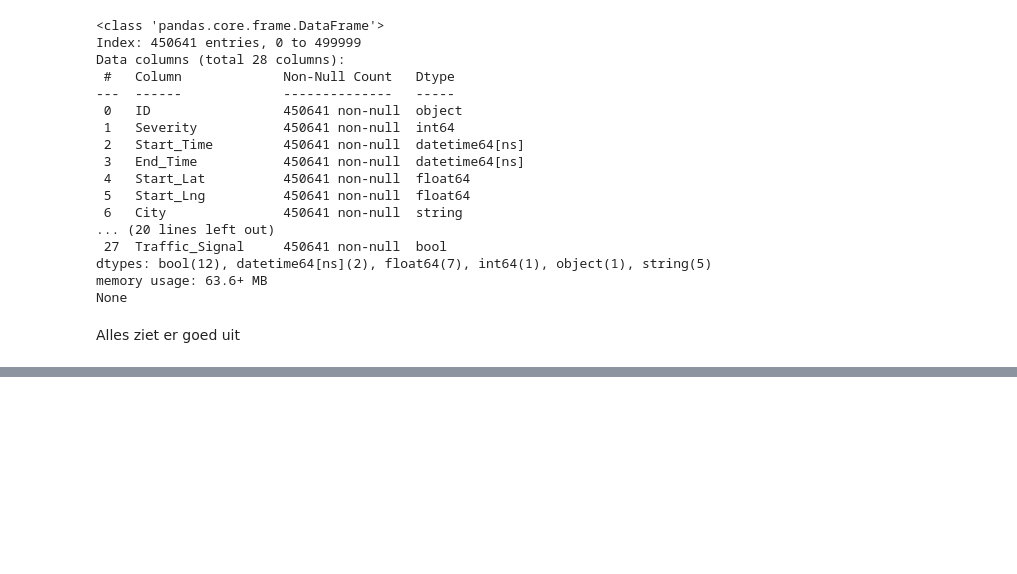
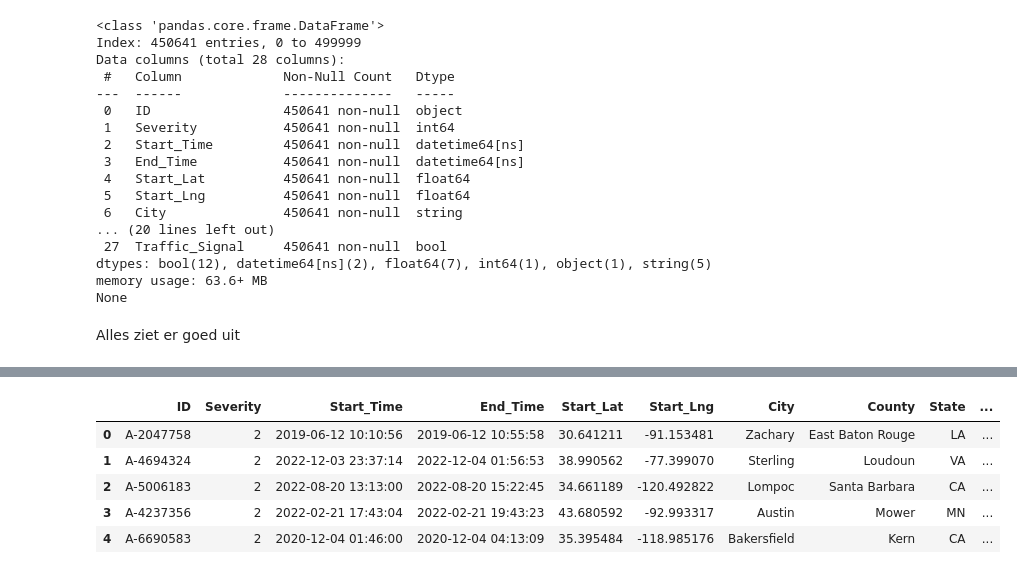
Before and after one commit to inalbekir/Portfolio, a Jupyter notebook: main.ipynb, the cells around one changed output, grey strips where cells are left out. Cells and saved outputs as stored; diff of their text form; code cells hidden in the pictures; blank space fills up the shorter version.

```diff
--- a/main.ipynb
+++ b/main.ipynb
@@ -315,0 +326,14 @@ Alles ziet er goed uit
+# %%
+# Nieuwe kolommen maken uit Start_Time
+df['Dag'] = df['Start_Time'].dt.day_name()
+df['Maand'] = df['Start_Time'].dt.month_name()
+
+# Controleren
+df.head()
+# %% [output]
+|  | ID | Severity | Start_Time | End_Time | Start_Lat | Start_Lng | City | County | State | ... |
+| 0 | A-2047758 | 2 | 2019-06-12 10:10:56 | 2019-06-12 10:55:58 | 30.641211 | -91.153481 | Zachary | East Baton Rouge | LA | ... |
+| 1 | A-4694324 | 2 | 2022-12-03 23:37:14 | 2022-12-04 01:56:53 | 38.990562 | -77.399070 | Sterling | Loudoun | VA | ... |
+| 2 | A-5006183 | 2 | 2022-08-20 13:13:00 | 2022-08-20 15:22:45 | 34.661189 | -120.492822 | Lompoc | Santa Barbara | CA | ... |
+| 3 | A-4237356 | 2 | 2022-02-21 17:43:04 | 2022-02-21 19:43:23 | 43.680592 | -92.993317 | Austin | Mower | MN | ... |
+| 4 | A-6690583 | 2 | 2020-12-04 01:46:00 | 2020-12-04 04:13:09 | 35.395484 | -118.985176 | Bakersfield | Kern | CA | ... |
```
Also changed, not shown: parts of 6 cells of this notebook.
